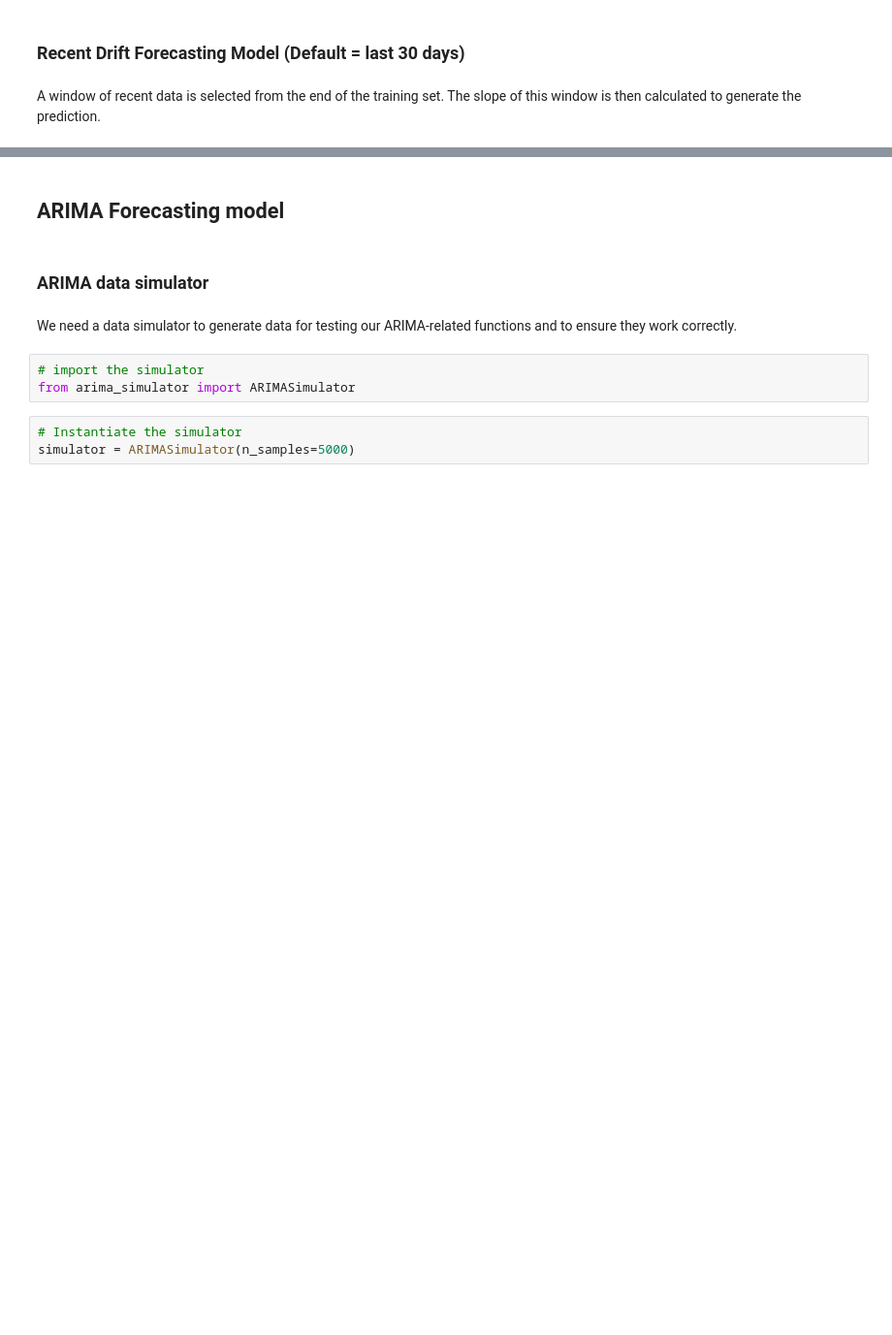
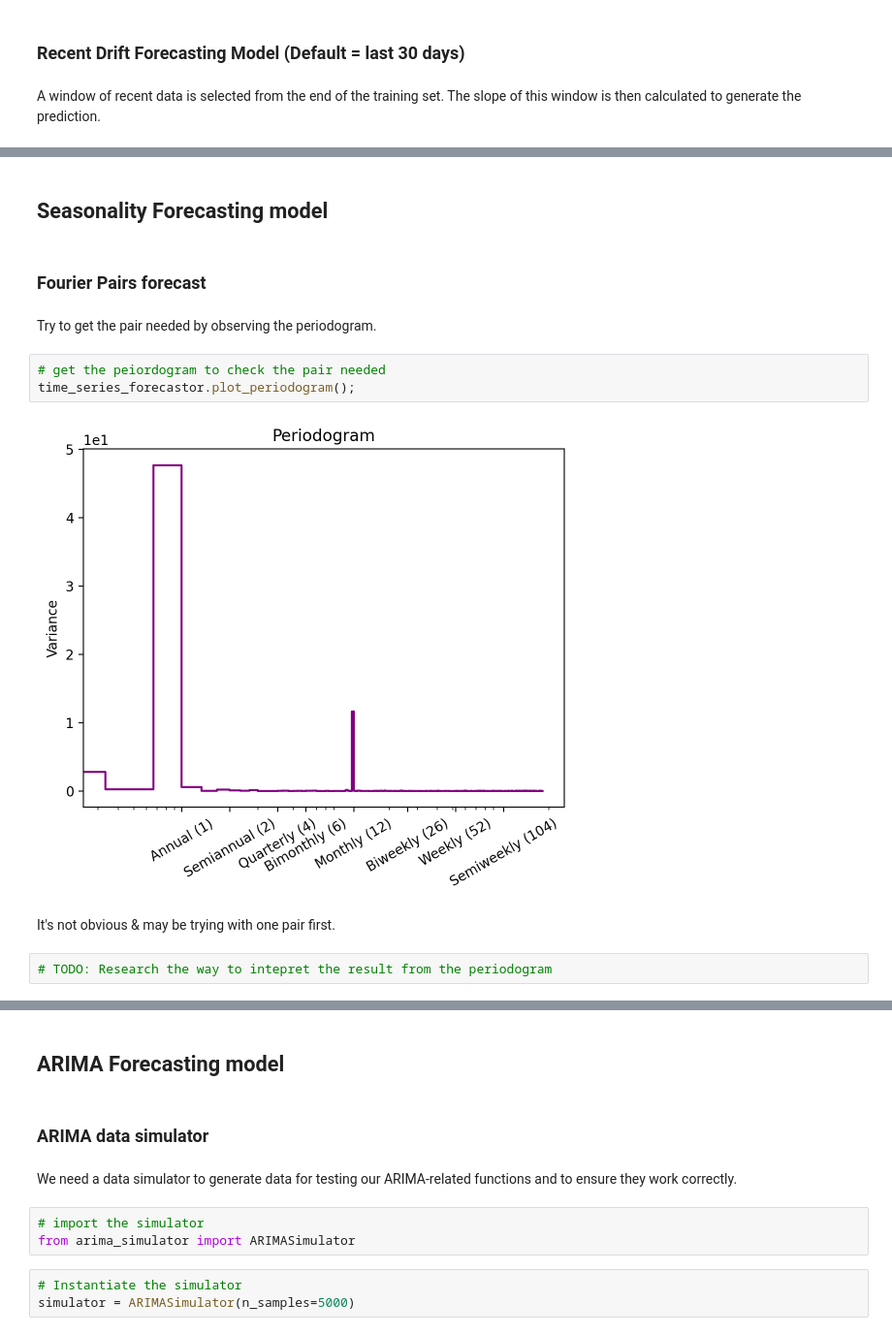
Before and after one commit to dcrowTMH/stat_test, a Jupyter notebook: notebooks/time_series_data_forecast.ipynb, the cells around one changed output, grey strips where cells are left out. Shown at 97% size. Drawn from its saved outputs; the diff is of its cells as text; blank space fills up the shorter version.

```diff
--- a/notebooks/time_series_data_forecast.ipynb
+++ b/notebooks/time_series_data_forecast.ipynb
@@ -500,0 +459,15 @@ time_series_forecastor.recent_drift_rmse
+# %% [markdown]
+## Seasonality Forecasting model
+# %% [markdown]
+### Fourier Pairs forecast
+# %% [markdown]
+Try to get the pair needed by observing the periodogram.
+# %%
+# get the peiordogram to check the pair needed
+time_series_forecastor.plot_periodogram();
+# %% [output]
+[figure, added]
+# %% [markdown]
+It's not obvious & may be trying with one pair first.
+# %%
+# TODO: Research the way to intepret the result from the periodogram
```
Also changed, not shown: parts of 16 cells of this notebook.
